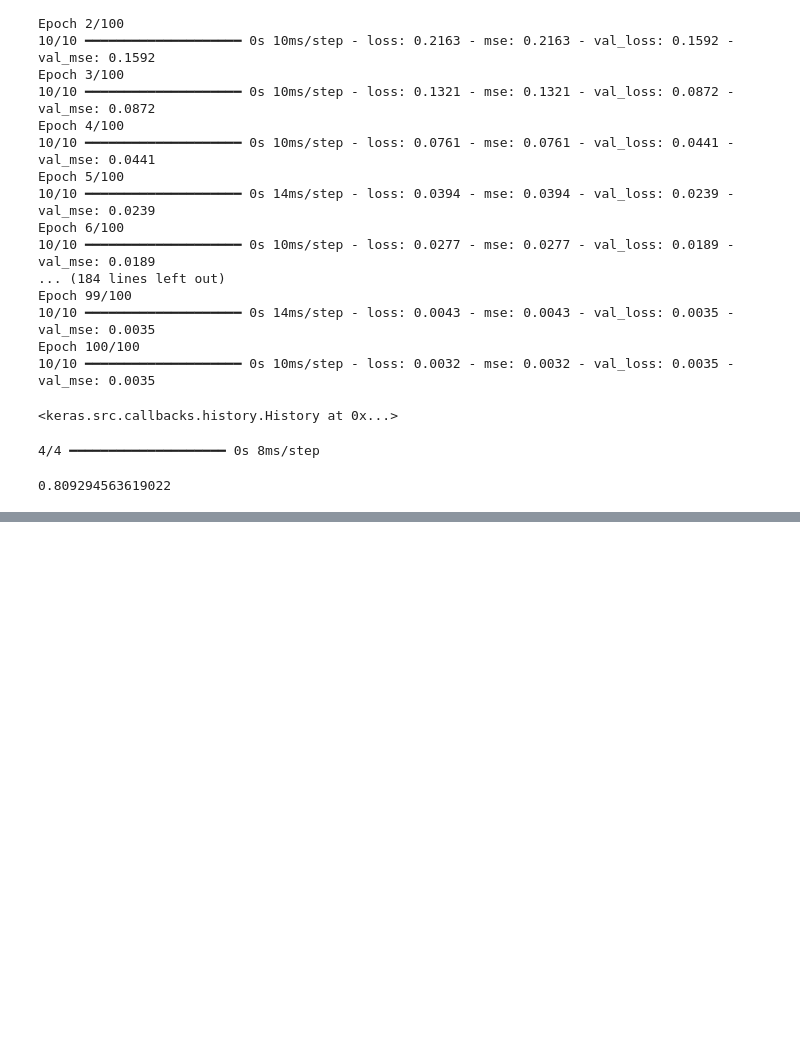
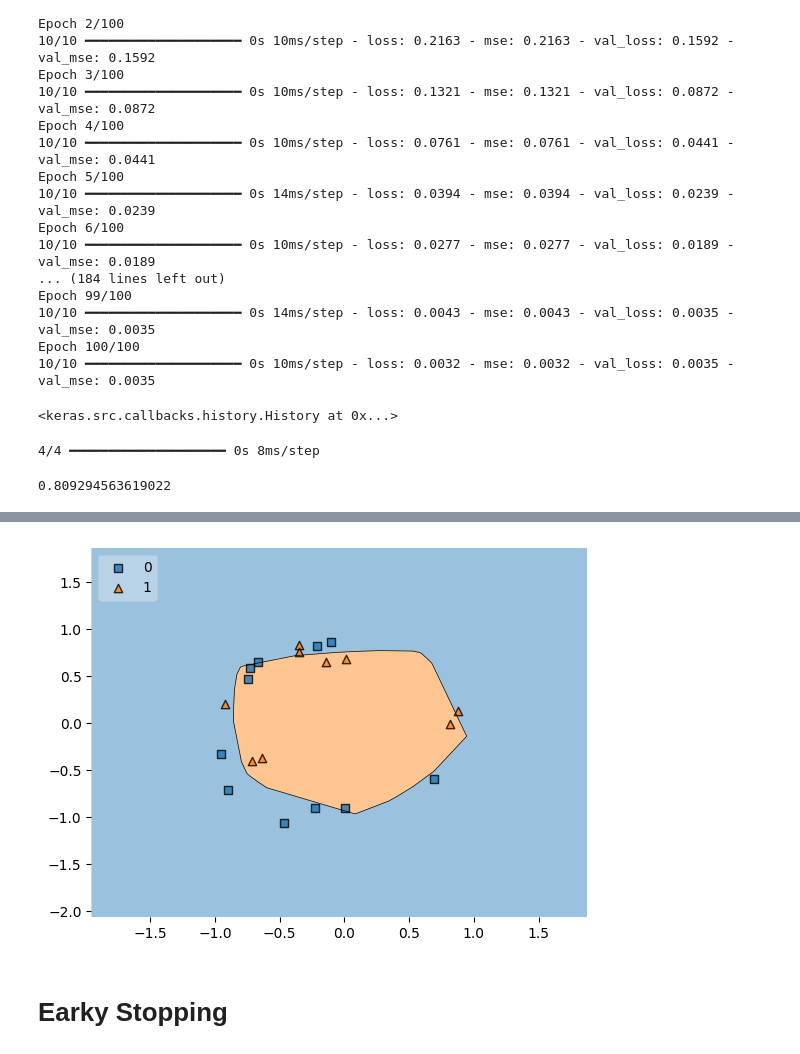
Before and after one commit to kunj10/DeepLearning, a Jupyter notebook: notebook/DL_Practicals.ipynb, the cells around one changed output, grey strips where cells are left out. Drawn from its saved outputs; the diff is of its cells as text; code cells hidden in the pictures; blank space fills up the shorter version.

```diff
--- a/notebook/DL_Practicals.ipynb
+++ b/notebook/DL_Practicals.ipynb
@@ -410,0 +494,4 @@ r2_score(y_test,y_pred)
+# %%
+plot_decision_regions(X_test, y_test.ravel(), clf = model, legend=2)
+plt.show()
+# %% [output]
@@ -410,0 +499,3 @@ r2_score(y_test,y_pred)
+[figure, added]
+# %% [markdown]
+# Earky  Stopping
```
Also changed, not shown: parts of 58 cells of this notebook.
